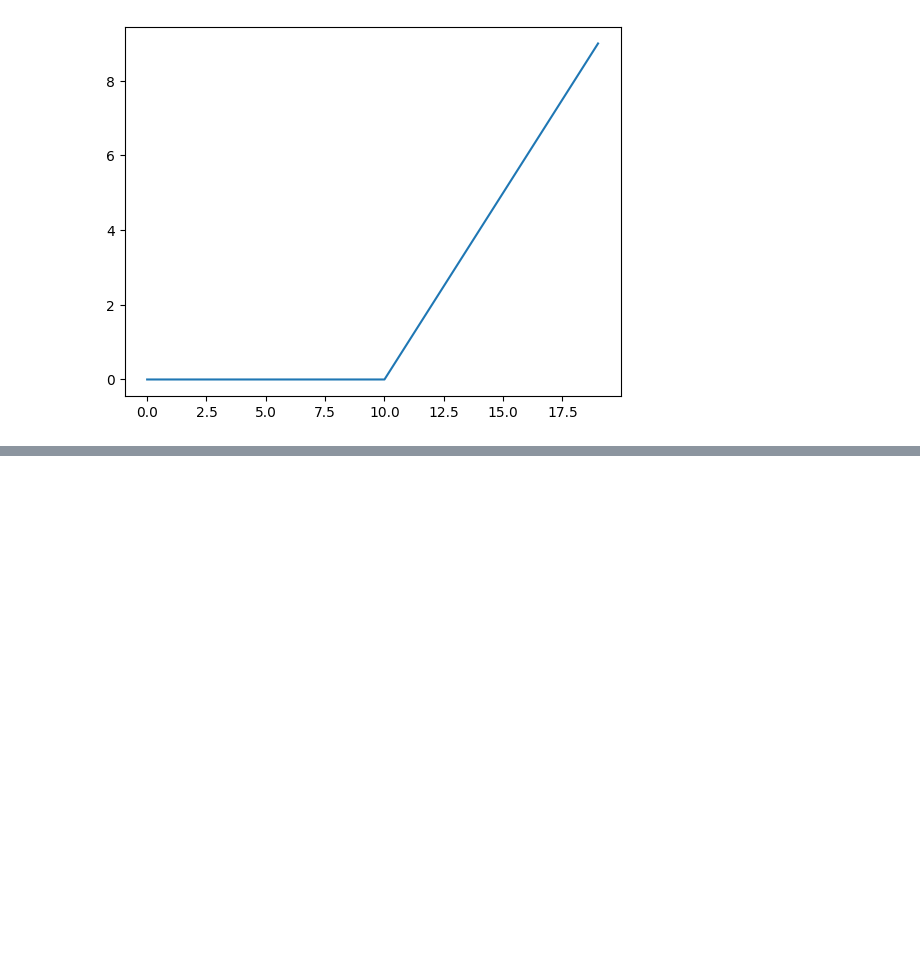
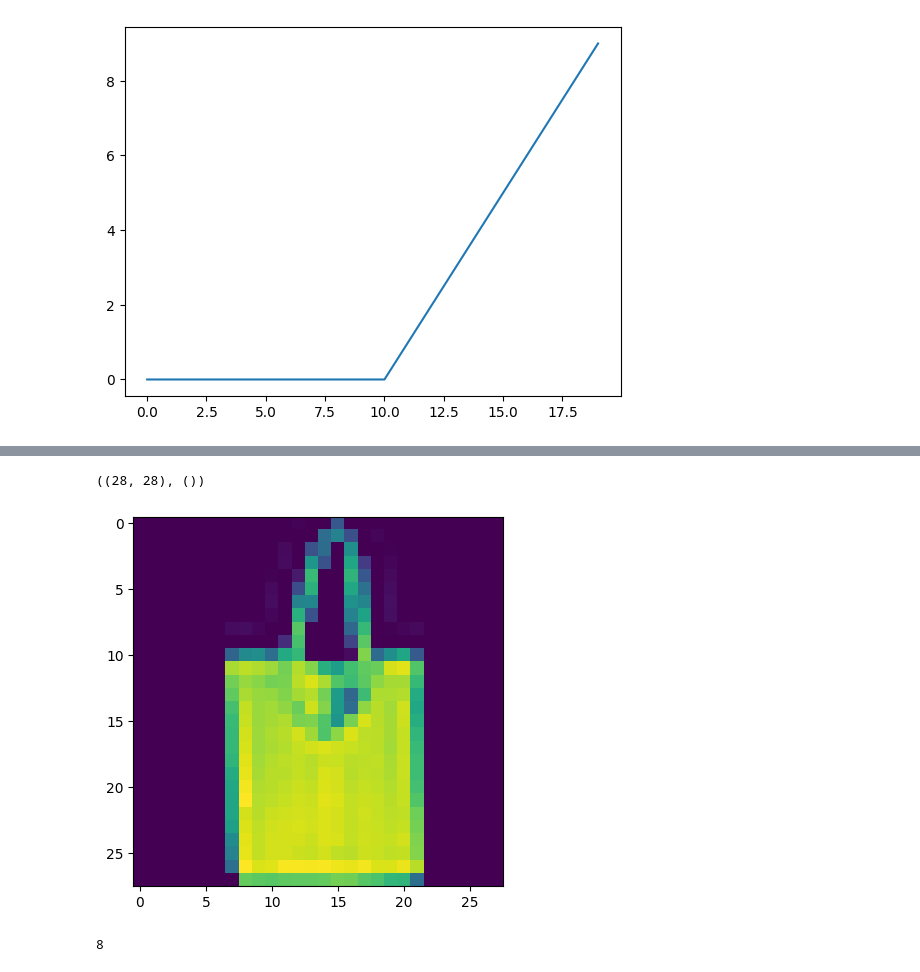
Before and after one commit to farukemrekaraca/git_test, a Jupyter notebook: 02_neural_network_classification_with_tensorflow.ipynb, the cells around one changed output, grey strips where cells are left out. Saved outputs shown, nothing was run; the diff lists cells and outputs as text; code cells hidden in the pictures; blank space fills up the shorter version.

```diff
--- a/02_neural_network_classification_with_tensorflow.ipynb
+++ b/02_neural_network_classification_with_tensorflow.ipynb
@@ -662,0 +666,2 @@ for i, j in itertools.product(range(cm.shape[0]), range(cm.shape[1])):
+# %%
+(train_data, train_labels), (test_data, test_labels) = fashion_mnist.load_data()
@@ -662,0 +689,13 @@ for i, j in itertools.product(range(cm.shape[0]), range(cm.shape[1])):
+# %%
+train_data[0].shape, train_labels[0].shape
+# %% [output]
+((28, 28), ())
+# %%
+import matplotlib.pyplot as plt
+plt.imshow(train_data[14131]);
+# %% [output]
+[figure, added]
+# %%
+train_labels[14131]
+# %% [output]
+8
```
Also changed, not shown: parts of 64 cells of this notebook.
